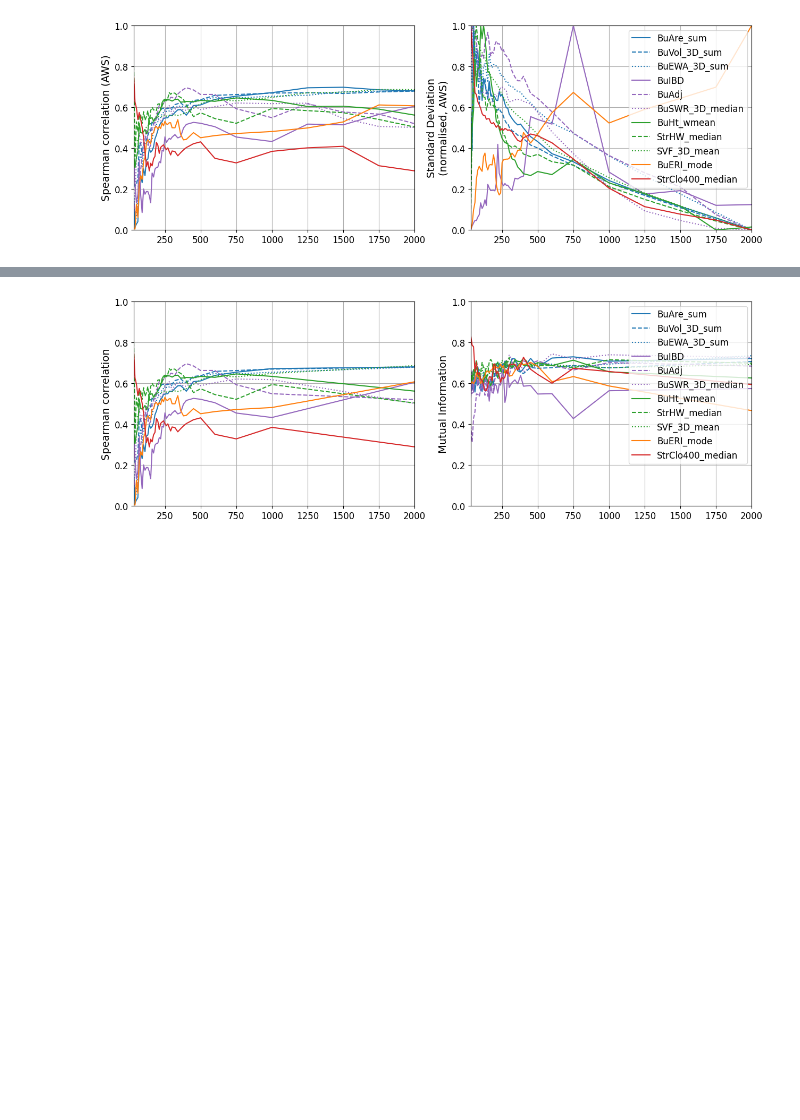
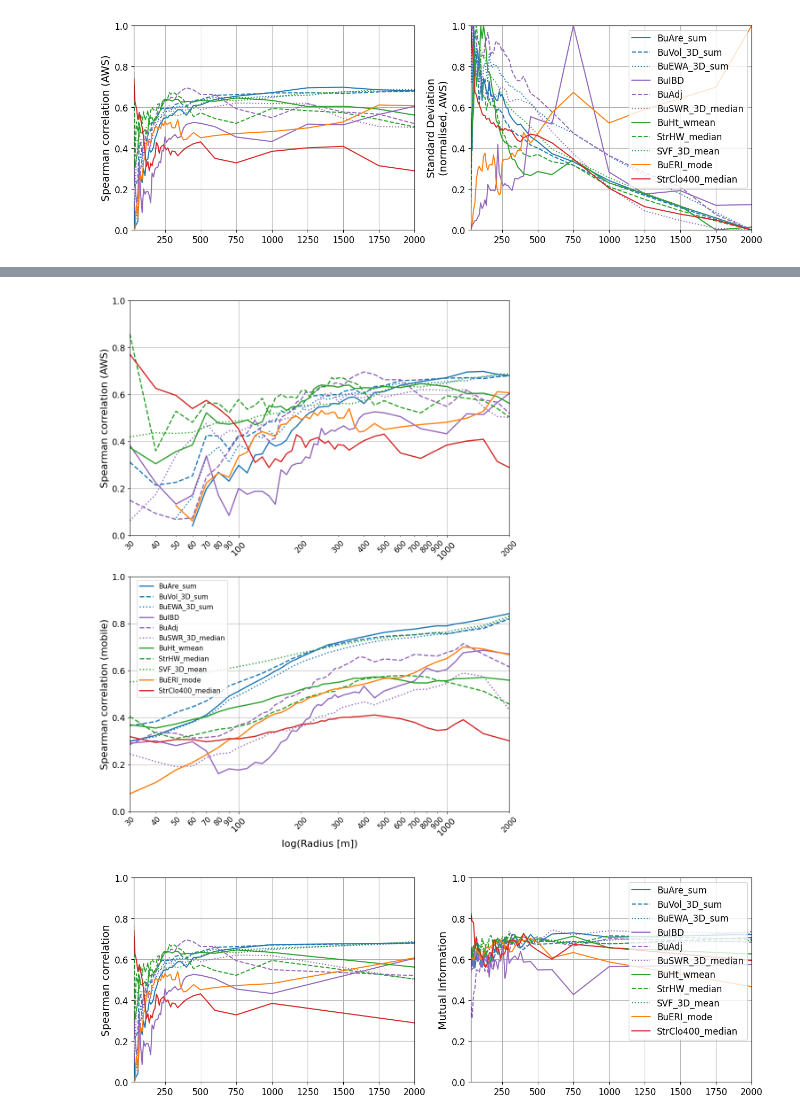
Before and after one commit to lisawink/freiburg, a Jupyter notebook: notebooks/visualisations/fig9_AWS.ipynb, the cells around one changed output, grey strips where cells are left out. Cells and saved outputs as stored; diff of their text form; code cells hidden in the pictures; blank space fills up the shorter version.

```diff
--- a/notebooks/visualisations/fig9_AWS.ipynb
+++ b/notebooks/visualisations/fig9_AWS.ipynb
@@ -167,3 +303,73 @@ plt.savefig('/Users/lisawink/Documents/paper1/figures/fig9/aws_2_year.svg', dpi=
+# %%
+fig, axs = plt.subplots(2,1, figsize=(10,13))
+
+linestyle_mapping = {
+    'BuAre_sum': '-',
+    'BuVol_3D_sum': '--',
+    'BuEWA_3D_sum': ':',
+    'BuIBD':'-',
+    'BuAdj':'--',
+    'BuSWR_3D_median':':',
+    'BuHt_wmean': '-',
+    'StrHW_median': '--',
+    'SVF_3D_mean': ':',
+    'BuERI_mode': '-',
+    'StrClo400_median': '-'
+}
+
+color_mapping = {
+    'BuAre_sum': 'tab:blue',
+    'BuVol_3D_sum': 'tab:blue',
+    'BuEWA_3D_sum': 'tab:blue',
+    'BuIBD':'tab:purple',
+    'BuAdj':'tab:purple',
+    'BuSWR_3D_median':'tab:purple',
+    'BuHt_wmean': 'tab:green',
+    'StrHW_median': 'tab:green',
+    'SVF_3D_mean': 'tab:green',
+    'BuERI_mode': 'tab:orange',
+    'StrClo400_median': 'tab:red'
+}
+
+axs[0].set_xscale('log')
+for param in params:
+    axs[0].plot(combined_stats[param+'_spearman'], label=param, linestyle=linestyle_mapping[param], linewidth=2, color=color_mapping[param])
+axs[0].set_ylabel('Spearman correlation (AWS)', fontsize=16)
+axs[0].set_ylim(0, 1)
+axs[0].set_xlim(30, 2000)
+#axs[0, 0].set_xticklabels([])
+axs[0].tick_params(axis='both', which='major', labelsize=14)
+axs[0].get_xaxis().set_major_formatter(matplotlib.ticker.ScalarFormatter())
+axs[0].get_xaxis().set_minor_formatter(matplotlib.ticker.ScalarFormatter())
+axs[0].grid()
+axs[0].tick_params(axis='x', which='minor', rotation=45,labelsize=12)
+axs[0].tick_params(axis='x', labelrotation=45)
+
+
+axs[1].set_xscale('log')
+for param in params:
+    axs[1].plot(abs(df[param+'_spearman_corr']), label=param, linestyle=linestyle_mapping[param], linewidth=2, color=color_mapping[param])
+axs[1].set_ylabel('Spearman correlation (mobile)', fontsize=16)
+axs[1].set_ylim(0, 1)
+axs[1].set_xlim(30, 2000)
+
+axs[1].get_xaxis().set_major_formatter(matplotlib.ticker.ScalarFormatter())
+axs[1].get_xaxis().set_minor_formatter(matplotlib.ticker.ScalarFormatter())
+axs[1].tick_params(axis='both', which='major', labelsize=14)
+axs[1].grid()
+axs[1].set_xlabel('log(Radius [m])', fontsize=16)
+axs[1].tick_params(axis='x', labelrotation=45)
+axs[1].tick_params(axis='x', which='minor', rotation=45,labelsize=12)
+axs[1].legend(prop={'size': 11}, bbox_to_anchor=(0.01, 1), loc='upper left')
+
+
+
+plt.tight_layout(pad = 2, w_pad=1)
+plt.savefig('/Users/lisawink/Documents/paper1/figures/fig9/spear.png')
+plt.savefig('/Users/lisawink/Documents/paper1/figures/fig9/spear.pdf')
+plt.show()
+# %% [output]
+[figure, added]
 # %%
 fig, axs = plt.subplots(1,2, figsize=(15, 5))
 
```
Also changed, not shown: parts of 16 cells of this notebook, 22 other files.
